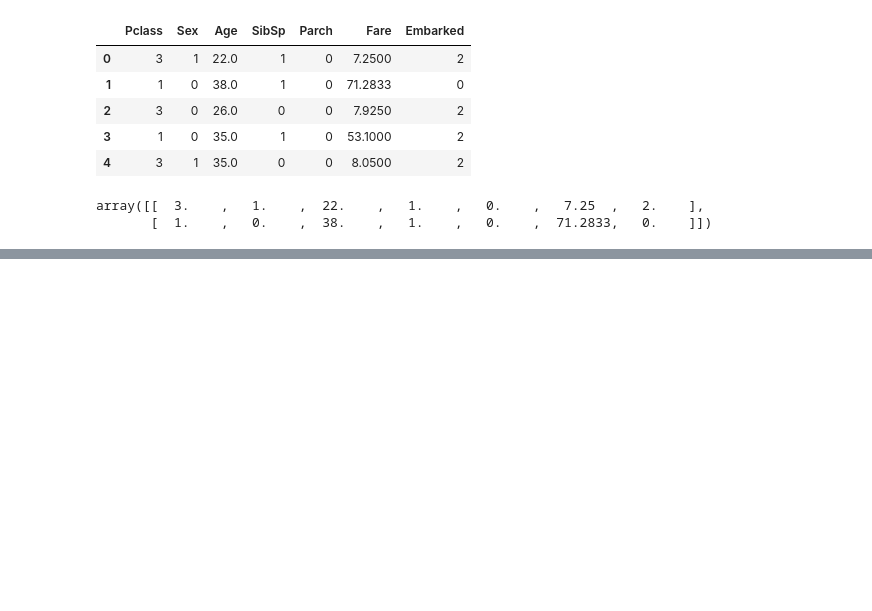
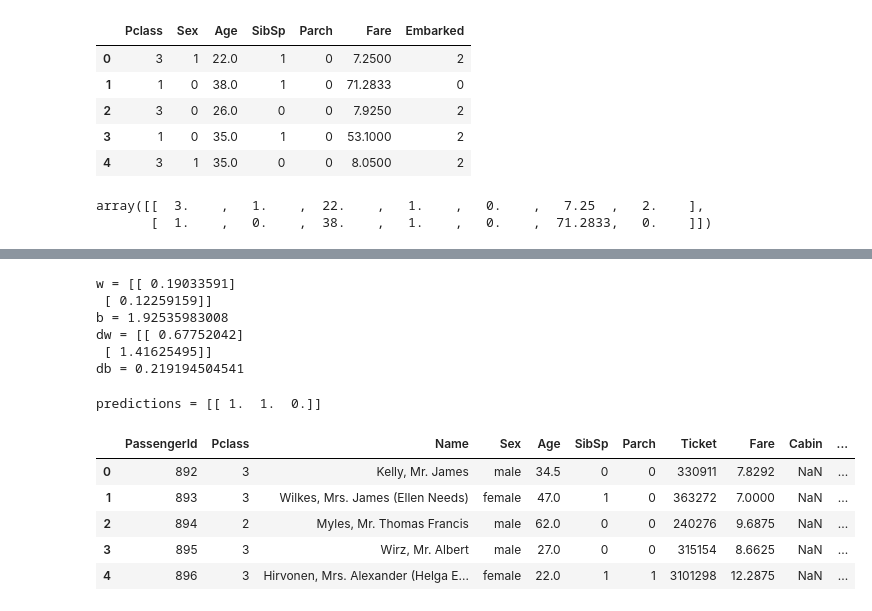
Before and after one commit to PrashantShivajiBhapkar/LogisticRegressionWithNeuralNetwork, a Jupyter notebook: Logistic Regression with Neural Network.ipynb, the cells around one changed output, grey strips where cells are left out. Saved outputs shown, nothing was run; the diff lists cells and outputs as text; code cells hidden in the pictures; blank space fills up the shorter version.

```diff
--- a/Logistic Regression with Neural Network.ipynb
+++ b/Logistic Regression with Neural Network.ipynb
@@ -131,0 +246,14 @@ array([[  0.   ,   1.   ,   0.   ,   0.   ,   0.   ,   0.   ,   0.   ,
+# %%
+params, grads, costs = optimize(w, b, X, Y, num_iterations= 100, learning_rate = 0.009, print_cost = False)
+
+print ("w = " + str(params["w"]))
+print ("b = " + str(params["b"]))
+print ("dw = " + str(grads["dw"]))
+print ("db = " + str(grads["db"]))
+# %% [output]
+w = [[ 0.19033591]
+ [ 0.12259159]]
+b = 1.92535983008
+dw = [[ 0.67752042]
+ [ 1.41625495]]
+db = 0.219194504541
@@ -131,0 +274,7 @@ array([[  0.   ,   1.   ,   0.   ,   0.   ,   0.   ,   0.   ,   0.   ,
+# %%
+w = np.array([[0.1124579],[0.23106775]])
+b = -0.3
+X = np.array([[1.,-1.1,-3.2],[1.2,2.,0.1]])
+print ("predictions = " + str(predict(w, b, X)))
+# %% [output]
+predictions = [[ 1.  1.  0.]]
@@ -131,0 +306,12 @@ array([[  0.   ,   1.   ,   0.   ,   0.   ,   0.   ,   0.   ,   0.   ,
+# %%
+# Importing test set and calling model function
+
+testdataset = pd.read_csv('C:/GitProjects/Logistic Regression with Neural Network/DataSet/test.csv')
+testdataset.head()
+# %% [output]
+|  | PassengerId | Pclass | Name | Sex | Age | SibSp | Parch | Ticket | Fare | Cabin | ... |
+| 0 | 892 | 3 | Kelly, Mr. James | male | 34.5 | 0 | 0 | 330911 | 7.8292 | NaN | ... |
+| 1 | 893 | 3 | Wilkes, Mrs. James (Ellen Needs) | female | 47.0 | 1 | 0 | 363272 | 7.0000 | NaN | ... |
+| 2 | 894 | 2 | Myles, Mr. Thomas Francis | male | 62.0 | 0 | 0 | 240276 | 9.6875 | NaN | ... |
+| 3 | 895 | 3 | Wirz, Mr. Albert | male | 27.0 | 0 | 0 | 315154 | 8.6625 | NaN | ... |
+| 4 | 896 | 3 | Hirvonen, Mrs. Alexander (Helga E... | female | 22.0 | 1 | 1 | 3101298 | 12.2875 | NaN | ... |
```
Also changed, not shown: parts of 26 cells of this notebook.
